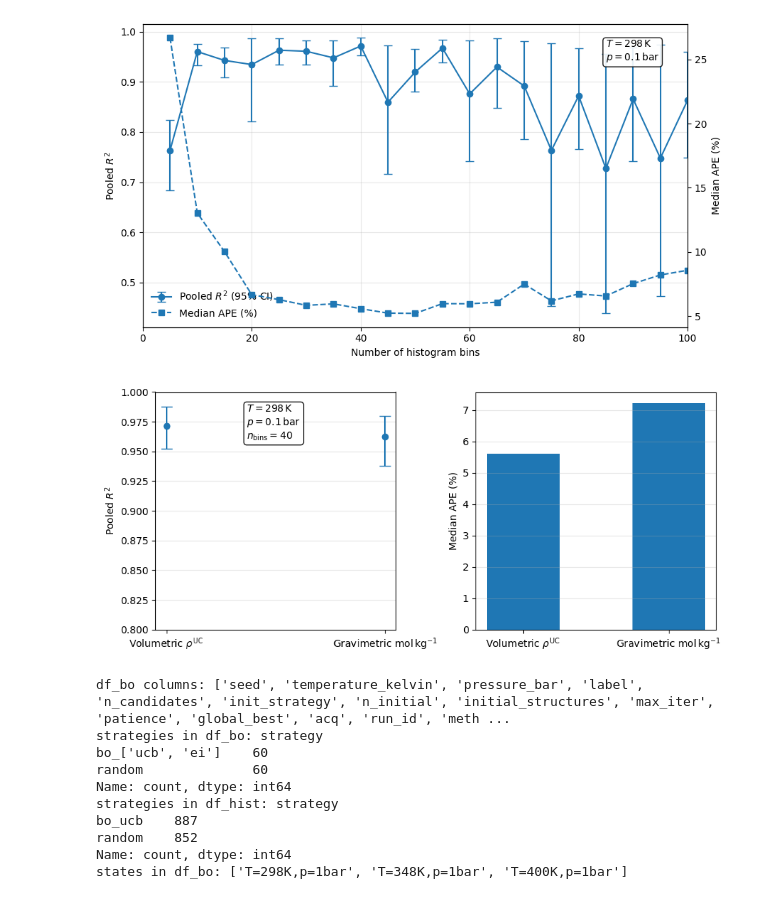
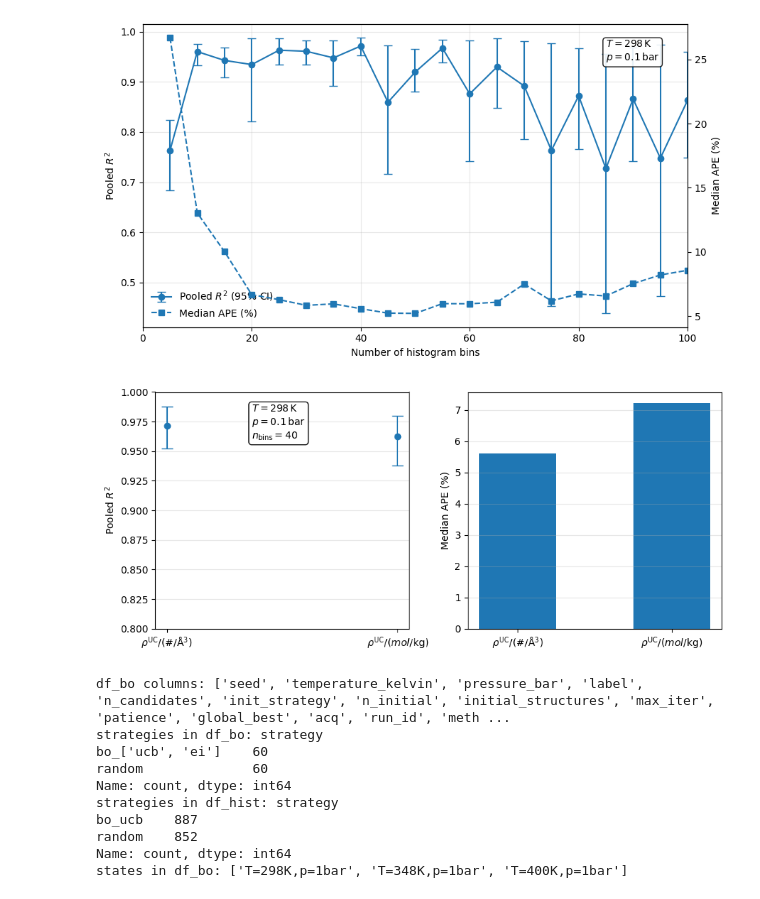
Before and after one commit to dbock369-dot/MASTHA, a Jupyter notebook: TestBench/Untitled.ipynb, the cells around one changed output. Saved outputs shown, nothing was run; the diff lists cells and outputs as text; code cells hidden in the pictures.

```diff
--- a/TestBench/Untitled.ipynb
+++ b/TestBench/Untitled.ipynb
@@ -414,43 +414,43 @@ ax1.errorbar(
 )
 ax1.set_xticks(x)
 ax1.set_xticklabels([
-    r"Volumetric $\rho^{\mathrm{UC}}$",
-    r"Gravimetric $\mathrm{mol}\,\mathrm{kg}^{-1}$"
+    r"$\rho^{\mathrm{UC}}/(\#/ \mathrm{\AA}^{3})$",
+    r"$\rho^{\mathrm{UC}}/(mol/ \mathrm{kg})$"
 ])
 ax1.set_ylabel(r"Pooled $R^2$")
 ax1.set_ylim(0.8, 1.0)
 ax1.grid(True, axis="y", alpha=0.3)
 
 # --- MDAPE panel ---
 ax2.bar(
     x, mdape,
     width=0.5
 )
 ax2.set_xticks(x)
 ax2.set_xticklabels([
-    r"Volumetric $\rho^{\mathrm{UC}}$",
-    r"Gravimetric $\mathrm{mol}\,\mathrm{kg}^{-1}$"
+    r"$\rho^{\mathrm{UC}}/(\#/ \mathrm{\AA}^{3})$",
+    r"$\rho^{\mathrm{UC}}/(mol/ \mathrm{kg})$"
 ])
 
 ax2.set_ylabel("Median APE (%)")
 ax2.grid(True, axis="y", alpha=0.3)
 
 # info box
 ax1.text(
     0.38, 0.95,
     rf"$T = {TEMP}\,\mathrm{{K}}$" + "\n" +
     rf"$p = {PRESSURE}\,\mathrm{{bar}}$" + "\n" +
     rf"$n_{{\mathrm{{bins}}}} = {N_BINS}$",
     transform=ax1.transAxes,
     ha="left", va="top",
     bbox=dict(boxstyle="round", facecolor="white", edgecolor="black", alpha=0.9)
 )
 
 plt.tight_layout()
 plt.savefig("gp_label_comparison_40bins_T298_p0p1.png", dpi=200)
 plt.show()
 # %% [output]
-[figure, old version]
+[figure, new version]
 # %%
 # ============================================================
 # CODE 2 — PLOTTING (GP pooled R2 + parity/ARD + BO(Random/EI/UCB))
```
Also changed, not shown: 5 other files.
